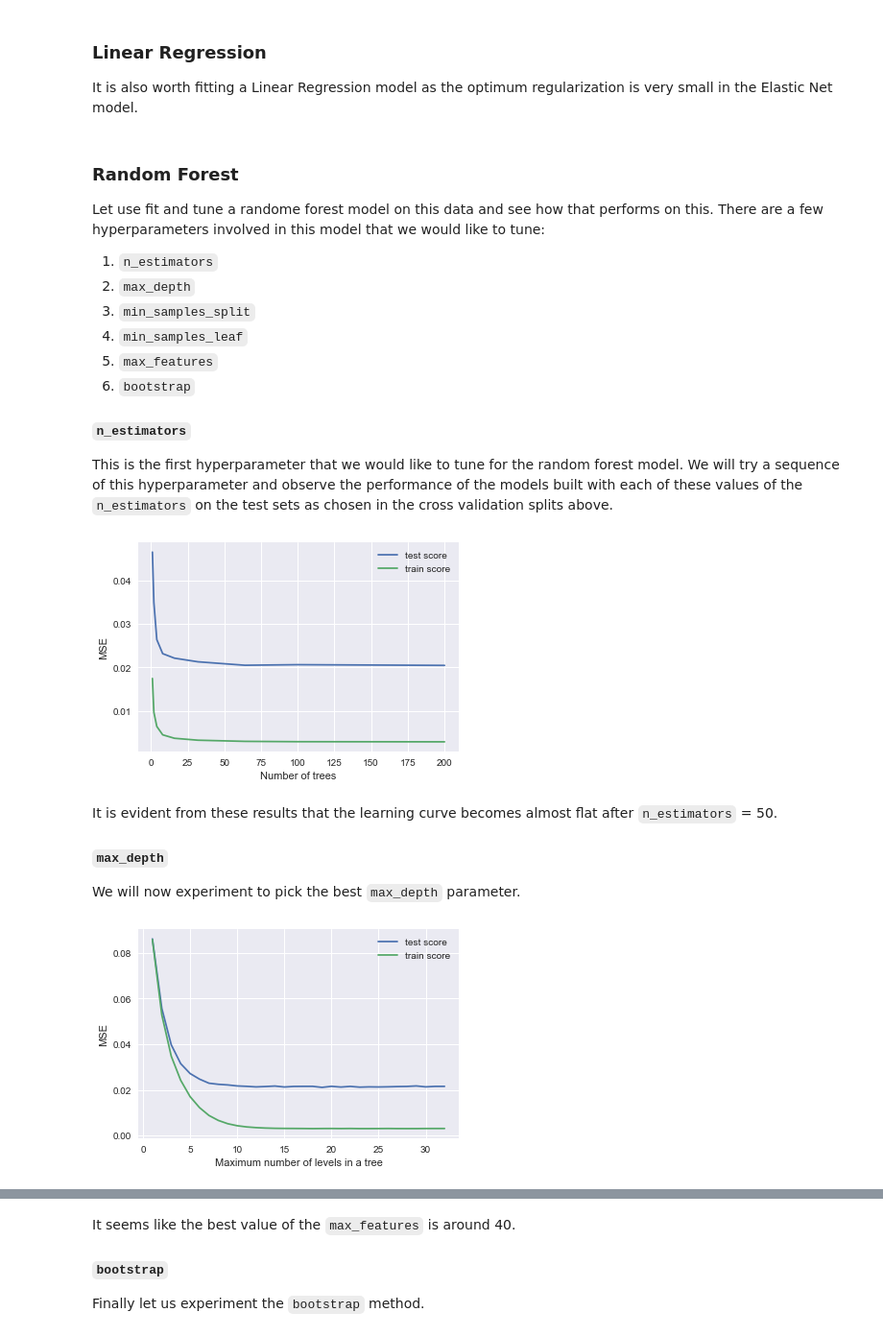
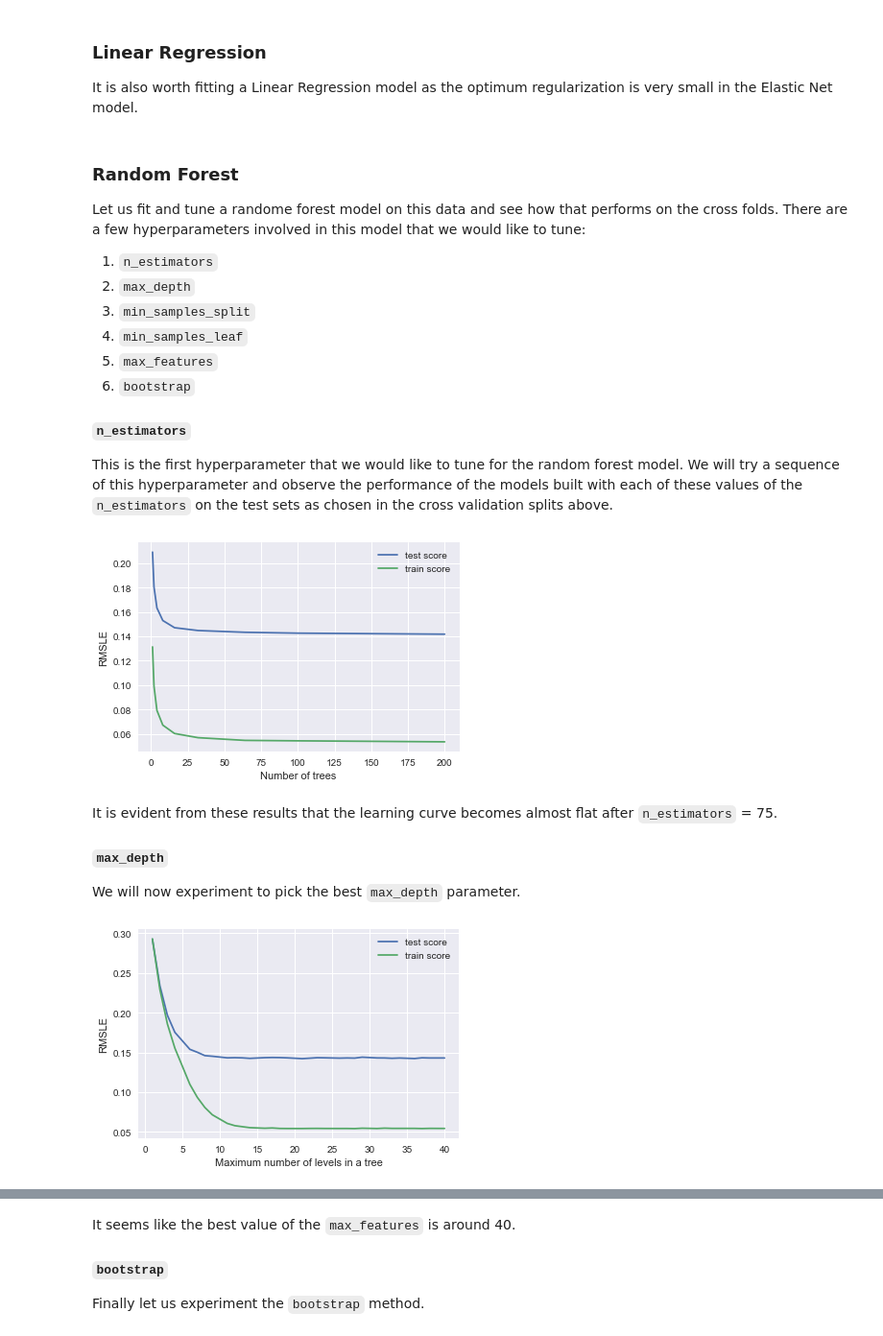
Before and after one commit to amjadfarman/HousePrices, a Jupyter notebook: house_prices.ipynb, the cells around one changed output, grey strips where cells are left out. Shown at 96% size. Cells and saved outputs as stored; diff of their text form; code cells hidden in the pictures.

```diff
--- a/house_prices.ipynb
+++ b/house_prices.ipynb
@@ -196,7 +198,7 @@ for j in range(15):
     for col in cats_list:
         X = pd.get_dummies(HousesSold[HousesSold['data'] == 'train'][better_corr_num + list(master_cats.keys()) + [col]], drop_first = True)
         lr.fit(X, y)
-        cats_impr[col] = mean_squared_error(y, lr.predict(X))
+        cats_impr[col] = np.sqrt(mean_squared_error(y, lr.predict(X)))
     best_col = min(cats_impr, key=cats_impr.get)
     master_cats[best_col] = cats_impr[best_col]
     cats_list.remove(best_col)
@@ -280,8 +291,12 @@ l1_ratio = np.linspace(0, 1, 10)
 hyperparameters = dict(alpha=alpha, l1_ratio=l1_ratio)
 eln = linear_model.ElasticNet(max_iter = 10000, tol = 0.001)
 cv = RepeatedKFold(n_splits=10, n_repeats=3)
-grid_eln = GridSearchCV(eln, hyperparameters, cv=cv, verbose=0, scoring = 'neg_mean_squared_error'
-                        , return_train_score = True, n_jobs = -1)
+grid_eln = GridSearchCV(eln
+                        , hyperparameters
+                        , cv=cv
+                        , verbose=0
+                        , scoring = my_scorer
+                        , return_train_score = True)
 with warnings.catch_warnings():
     warnings.simplefilter("ignore")
     grid_eln.fit(X_train, y)
@@ -347,7 +362,7 @@ prediction_lr = X_test[['SalePrice']]
 prediction_lr.to_csv('data/prediction_lr.csv', sep=',')
 # %% [markdown]
 ### Random Forest
-Let use fit and tune a randome forest model on this data and see how that performs on this. There are a few hyperparameters involved in this model that we would like to tune:
+Let us fit and tune a randome forest model on this data and see how that performs on the cross folds. There are a few hyperparameters involved in this model that we would like to tune:
 1. `n_estimators`
 1. `max_depth`
 1. `min_samples_split`
@@ -358,40 +373,48 @@ Let use fit and tune a randome forest model on this data and see how that perfor
 #### `n_estimators`
 This is the first hyperparameter that we would like to tune for the random forest model. We will try a sequence of this hyperparameter and observe the performance of the models built with each of these values of the `n_estimators` on the test sets as chosen in the cross validation splits above.
 # %%
-rf = RandomForestRegressor(criterion = 'mse')
+rf = RandomForestRegressor(n_jobs = -1)
 estimators_grid = {"n_estimators" : [1, 2, 4, 8, 16, 32, 64, 100, 200] # number of trees in rf
               }
-rf_estimators = GridSearchCV(estimator = rf, cv = cv, param_grid = estimators_grid, verbose = 0
-                              , scoring = 'neg_mean_squared_error', return_train_score = True, n_jobs = -1)
+rf_estimators = GridSearchCV(estimator = rf
+                             , cv = cv
+                             , param_grid = estimators_grid
+                             , verbose = 0
+                             , scoring = my_scorer
+                             , return_train_score = True)
 rf_estimators.fit(X_train, y)
 
 plt.plot(estimators_grid['n_estimators'], -rf_estimators.cv_results_['mean_test_score'], label='test score')
 plt.plot(estimators_grid['n_estimators'], -rf_estimators.cv_results_['mean_train_score'], label='train score')
 plt.legend()
 plt.xlabel('Number of trees')
-plt.ylabel('MSE')
+plt.ylabel('RMSLE')
 plt.show()
 # %% [output]
-[figure, old version]
+[figure, new version]
 # %% [markdown]
-It is evident from these results that the learning curve becomes almost flat after `n_estimators` = 50.
+It is evident from these results that the learning curve becomes almost flat after `n_estimators` = 75.
 #### `max_depth`
  We will now experiment to pick the best `max_depth` parameter.
 # %%
-depths_grid = {"n_estimators" : [50] # number of trees in rf
-               , "max_depth" : [int(x) for x in np.linspace(start = 1, stop = 32
+depths_grid = {"n_estimators" : [75] # number of trees in rf
+               , "max_depth" : [int(x) for x in np.linspace(start = 1, stop = 40
                                                             , num = 32, endpoint = True)] # max num of levels in a tree
               }
-rf_depths = GridSearchCV(estimator = rf, cv = cv, param_grid = depths_grid, verbose = 0
-                              , scoring = 'neg_mean_squared_error', return_train_score = True, n_jobs = -1)
+rf_depths = GridSearchCV(estimator = rf
+                         , cv = cv
+                         , param_grid = depths_grid
+                         , verbose = 0
+                         , scoring = my_scorer
+                         , return_train_score = True)
 rf_depths.fit(X_train, y)
 
 plt.plot(depths_grid['max_depth'], -rf_depths.cv_results_['mean_test_score'], label='test score')
 plt.plot(depths_grid['max_depth'], -rf_depths.cv_results_['mean_train_score'], label='train score')
 plt.legend()
 plt.xlabel('Maximum number of levels in a tree')
-plt.ylabel('MSE')
+plt.ylabel('RMSLE')
 plt.show()
 # %% [output]
-[figure, old version]
+[figure, new version]
 # %% [markdown]
```
Also changed, not shown: parts of 29 cells of this notebook, 1 other file.
